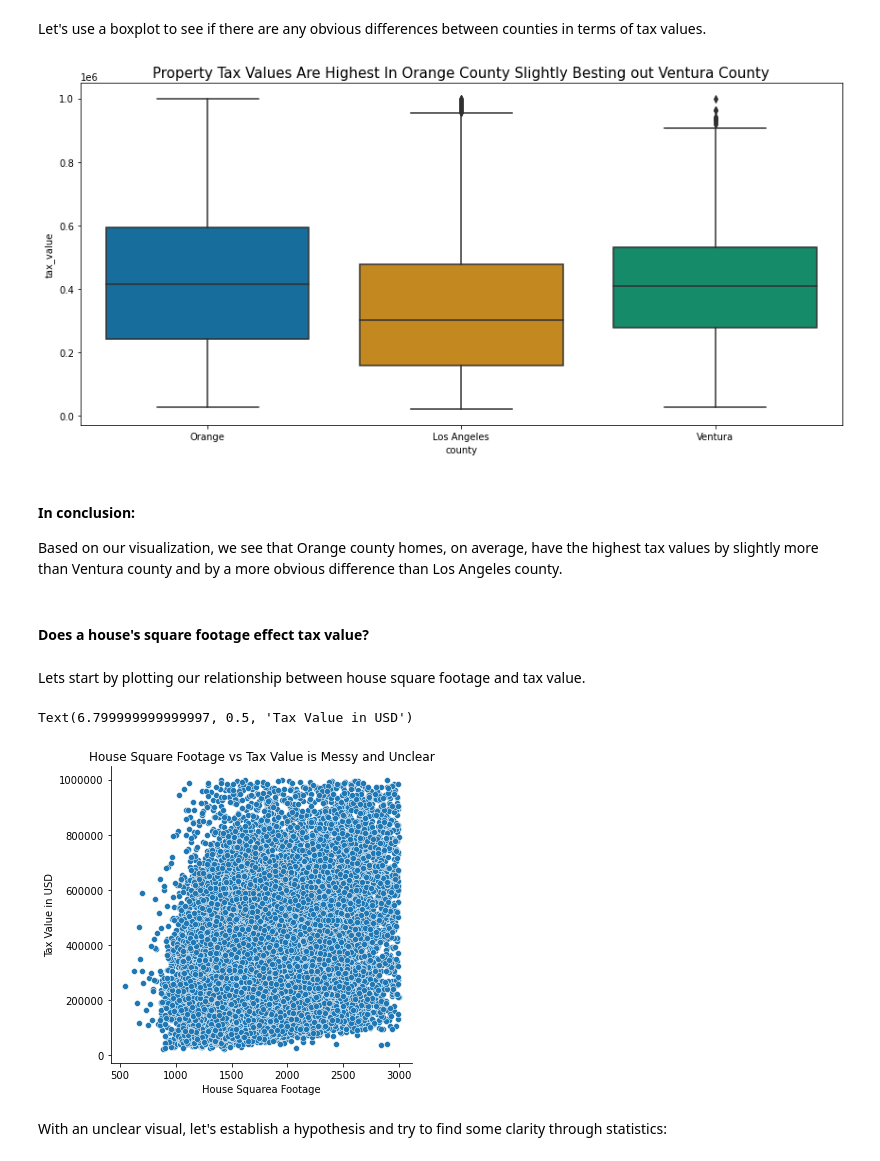
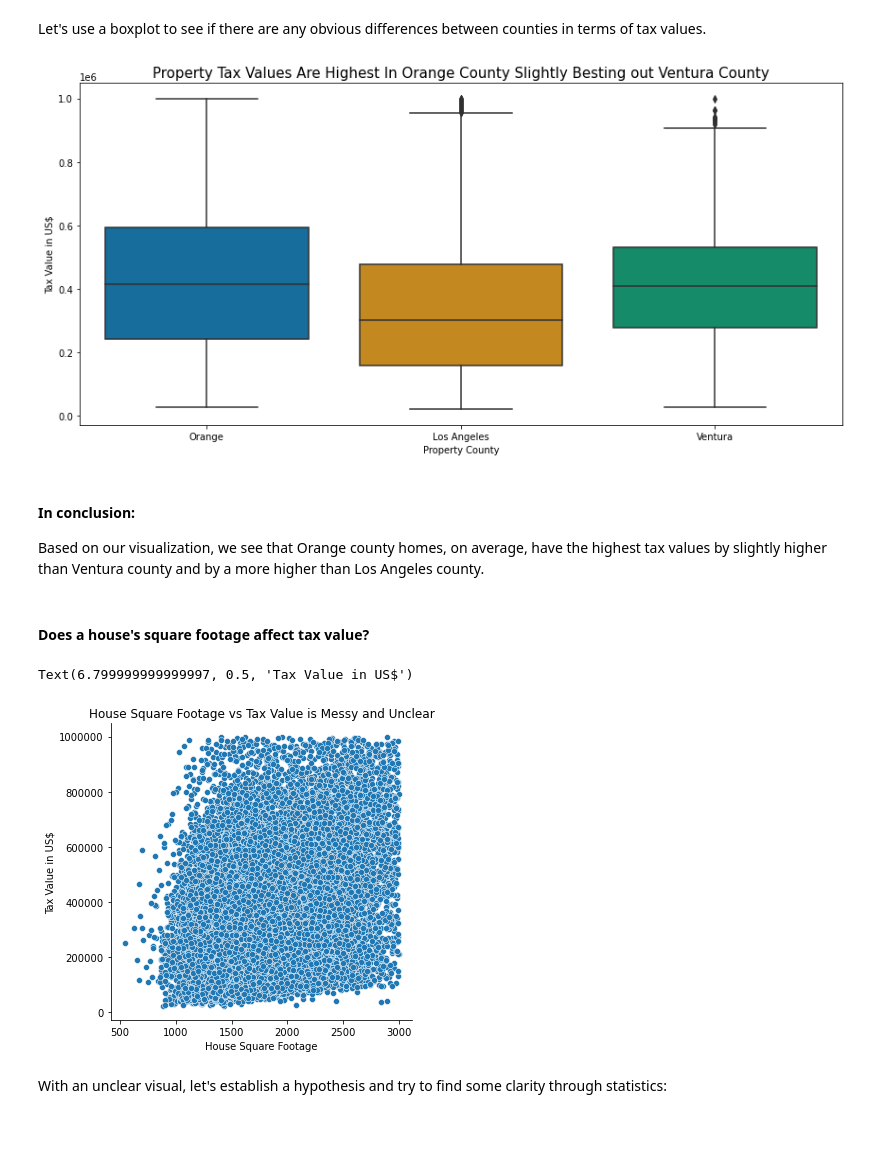
Before and after one commit to jnolf/codeup-regression-project, a Jupyter notebook: Final_Zillow_Report.ipynb, the cells around one changed output. Cells and saved outputs as stored; diff of their text form; code cells hidden in the pictures; blank space fills up the shorter version.

```diff
--- a/Final_Zillow_Report.ipynb
+++ b/Final_Zillow_Report.ipynb
@@ -129,31 +147,30 @@ Let's use a boxplot to see if there are any obvious differences between counties
 # %%
 plt.figure(figsize=(12,6))
 
 sns.boxplot(x='county', y='tax_value', data=train , palette='colorblind')
 plt.title('Property Tax Values Are Highest In Orange County Slightly Besting out Ventura County', fontsize=15)
-
+plt.ylabel('Tax Value in US$')
+plt.xlabel('Property County')
 plt.tight_layout()
 # %% [output]
-[figure, old version]
+[figure, new version]
 # %% [markdown]
 #### In conclusion:
 
-Based on our visualization, we see that Orange county homes, on average, have the highest tax values by slightly more than Ventura county and by a more obvious difference than Los Angeles county.
+Based on our visualization, we see that Orange county homes, on average, have the highest tax values by slightly higher than Ventura county and by a more higher than Los Angeles county.
 # %% [markdown]
-#### Does a house's square footage effect tax value?
+#### Does a house's square footage affect tax value?
-# %% [markdown]
-Lets start by plotting our relationship between house square footage and tax value.
 # %%
 
 ax1 = sns.relplot(x ='sqft', y ='tax_value', data = train,
             palette = 'colorblind',kind = 'scatter')
 plt.title('House Square Footage vs Tax Value is Messy and Unclear')
 plt.ticklabel_format(style = 'plain')
-plt.xlabel('House Squarea Footage')
-plt.ylabel('Tax Value in USD')
+plt.xlabel('House Square Footage')
+plt.ylabel('Tax Value in US$')
 # %% [output]
-Text(6.799999999999997, 0.5, 'Tax Value in USD')
+Text(6.799999999999997, 0.5, 'Tax Value in US$')
-[figure, old version]
+[figure, new version]
 # %% [markdown]
 With an unclear visual, let's establish a hypothesis and try to find some clarity through statistics:
 # %% [markdown]
```
Also changed, not shown: parts of 43 cells of this notebook, 1 other file.
